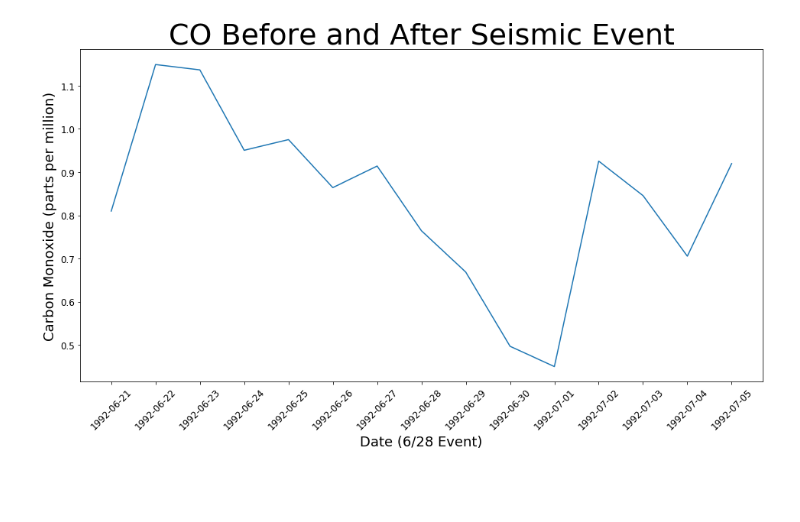
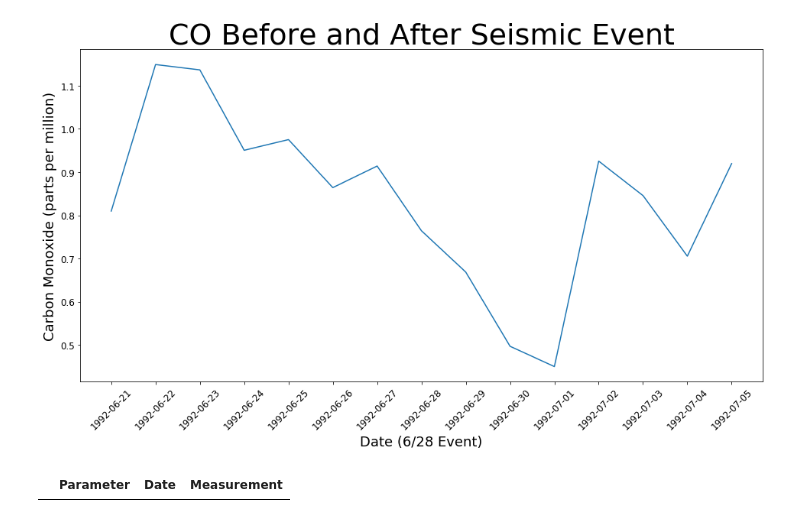
Before and after one commit to dwlopez91/project-1, a Jupyter notebook: RonsLandersNotebook/Landers.ipynb, the cells around one changed output. Saved outputs shown, nothing was run; the diff lists cells and outputs as text; code cells hidden in the pictures; blank space fills up the shorter version.

```diff
--- a/RonsLandersNotebook/Landers.ipynb
+++ b/RonsLandersNotebook/Landers.ipynb
@@ -202,3 +203,10 @@ plt.xticks(rotation=45)
 plt.show()
 # %% [output]
 [figure]
+# %%
+Lead = recordgroupby_df['Parameter']=="Lead (TSP) LC"
+record_lead = recordgroupby_df[Lead]
+
+record_lead.head()
+# %% [output]
+|  | Parameter | Date | Measurement |
```
Also changed, not shown: parts of 3 cells of this notebook, 6 other files.
